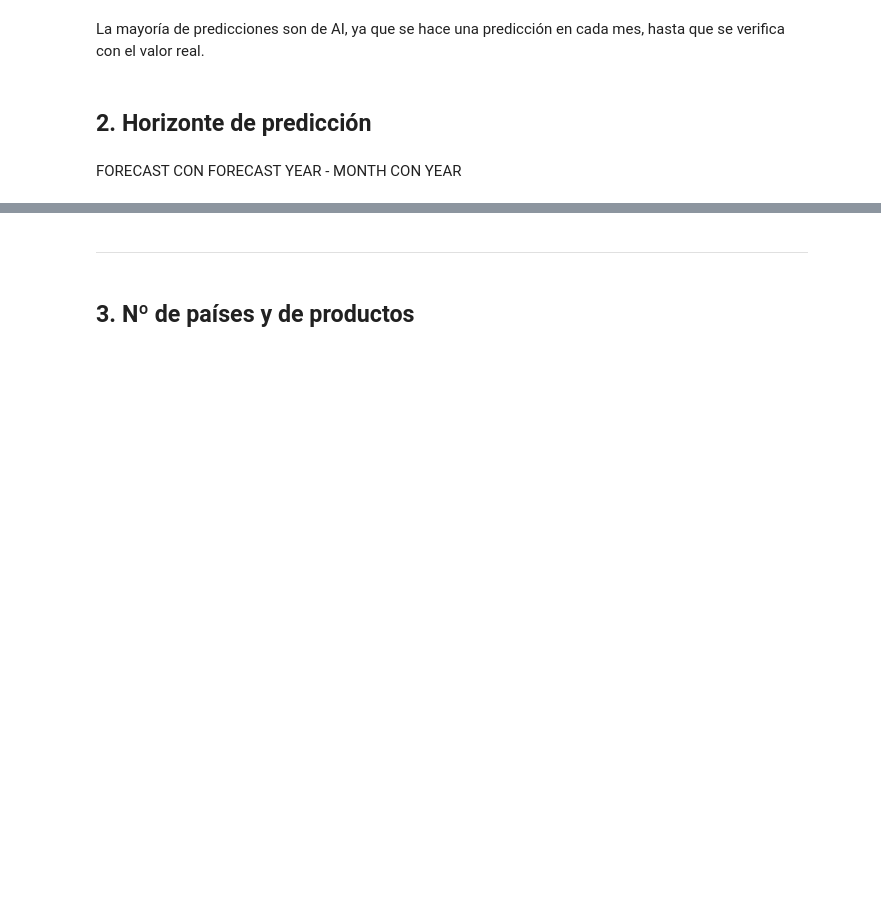
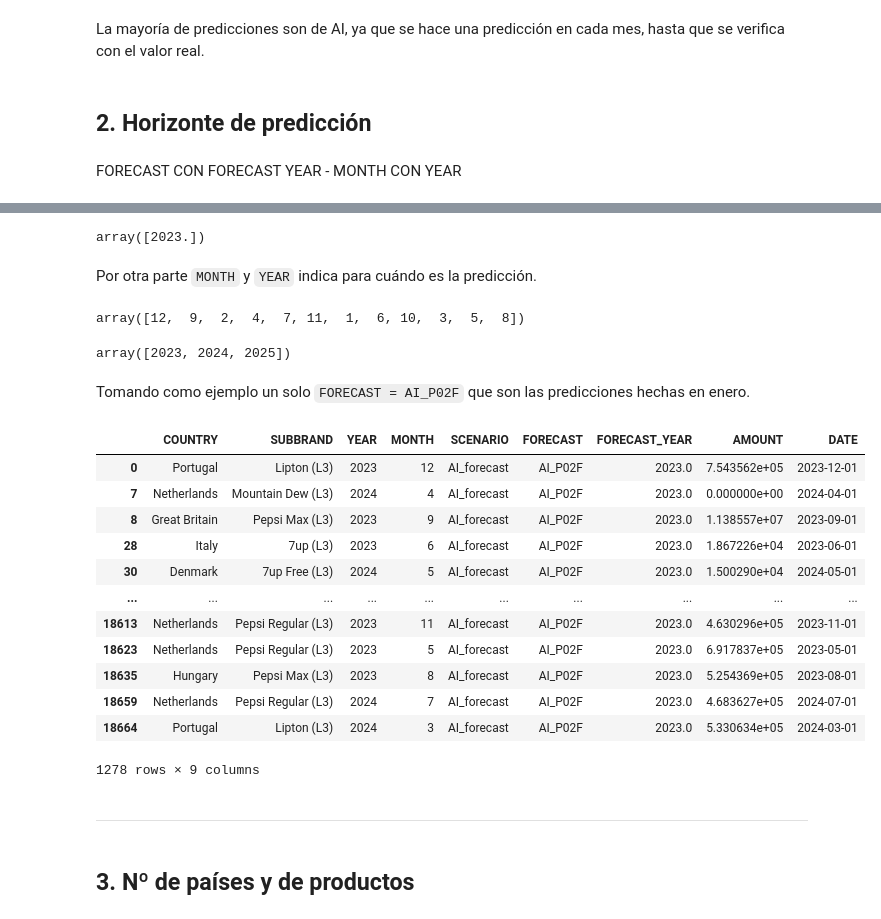
Before and after one commit to anruki/UFV_Visualizacion, a Jupyter notebook: EjerciciosClase/Ventas.ipynb, the cells around one changed output, grey strips where cells are left out. Drawn from its saved outputs; the diff is of its cells as text; code cells hidden in the pictures; blank space fills up the shorter version.

```diff
--- a/EjerciciosClase/Ventas.ipynb
+++ b/EjerciciosClase/Ventas.ipynb
@@ -167,0 +166,3 @@ Eso no tiene en cuenta el año...
+# %%
+scenarios = df['SCENARIO'].unique()
+print(scenarios)
@@ -167,0 +173,2 @@ Eso no tiene en cuenta el año...
+# %%
+forecasts = df[df['SCENARIO'] == scenarios[0]]
@@ -168,3 +187,35 @@ Eso no tiene en cuenta el año...
+# %%
+forecasts['FORECAST_YEAR'].unique()
+# %% [output]
+array([2023.])
+# %% [markdown]
+Por otra parte `MONTH` y `YEAR` indica para cuándo es la predicción.
+# %%
+forecasts['MONTH'].unique()
+# %% [output]
+array([12,  9,  2,  4,  7, 11,  1,  6, 10,  3,  5,  8])
+# %%
+forecasts['YEAR'].unique()
+# %% [output]
+array([2023, 2024, 2025])
+# %% [markdown]
+Tomando como ejemplo un solo `FORECAST = AI_P02F` que son las predicciones hechas en enero.
+# %%
+forecasts[forecasts['FORECAST'] == 'AI_P02F']
+# %% [output]
+|  | COUNTRY | SUBBRAND | YEAR | MONTH | SCENARIO | FORECAST | FORECAST_YEAR | AMOUNT | DATE |
+| 0 | Portugal | Lipton (L3) | 2023 | 12 | AI_forecast | AI_P02F | 2023.0 | 7.543562e+05 | 2023-12-01 |
+| 7 | Netherlands | Mountain Dew (L3) | 2024 | 4 | AI_forecast | AI_P02F | 2023.0 | 0.000000e+00 | 2024-04-01 |
+| 8 | Great Britain | Pepsi Max (L3) | 2023 | 9 | AI_forecast | AI_P02F | 2023.0 | 1.138557e+07 | 2023-09-01 |
+| 28 | Italy | 7up (L3) | 2023 | 6 | AI_forecast | AI_P02F | 2023.0 | 1.867226e+04 | 2023-06-01 |
+| 30 | Denmark | 7up Free (L3) | 2024 | 5 | AI_forecast | AI_P02F | 2023.0 | 1.500290e+04 | 2024-05-01 |
+| ... | ... | ... | ... | ... | ... | ... | ... | ... | ... |
+| 18613 | Netherlands | Pepsi Regular (L3) | 2023 | 11 | AI_forecast | AI_P02F | 2023.0 | 4.630296e+05 | 2023-11-01 |
+| 18623 | Netherlands | Pepsi Regular (L3) | 2023 | 5 | AI_forecast | AI_P02F | 2023.0 | 6.917837e+05 | 2023-05-01 |
+| 18635 | Hungary | Pepsi Max (L3) | 2023 | 8 | AI_forecast | AI_P02F | 2023.0 | 5.254369e+05 | 2023-08-01 |
+| 18659 | Netherlands | Pepsi Regular (L3) | 2024 | 7 | AI_forecast | AI_P02F | 2023.0 | 4.683627e+05 | 2024-07-01 |
+| 18664 | Portugal | Lipton (L3) | 2024 | 3 | AI_forecast | AI_P02F | 2023.0 | 5.330634e+05 | 2024-03-01 |
+1278 rows × 9 columns
 # %% [markdown]
 
 
```
Also changed, not shown: parts of 10 cells of this notebook.
